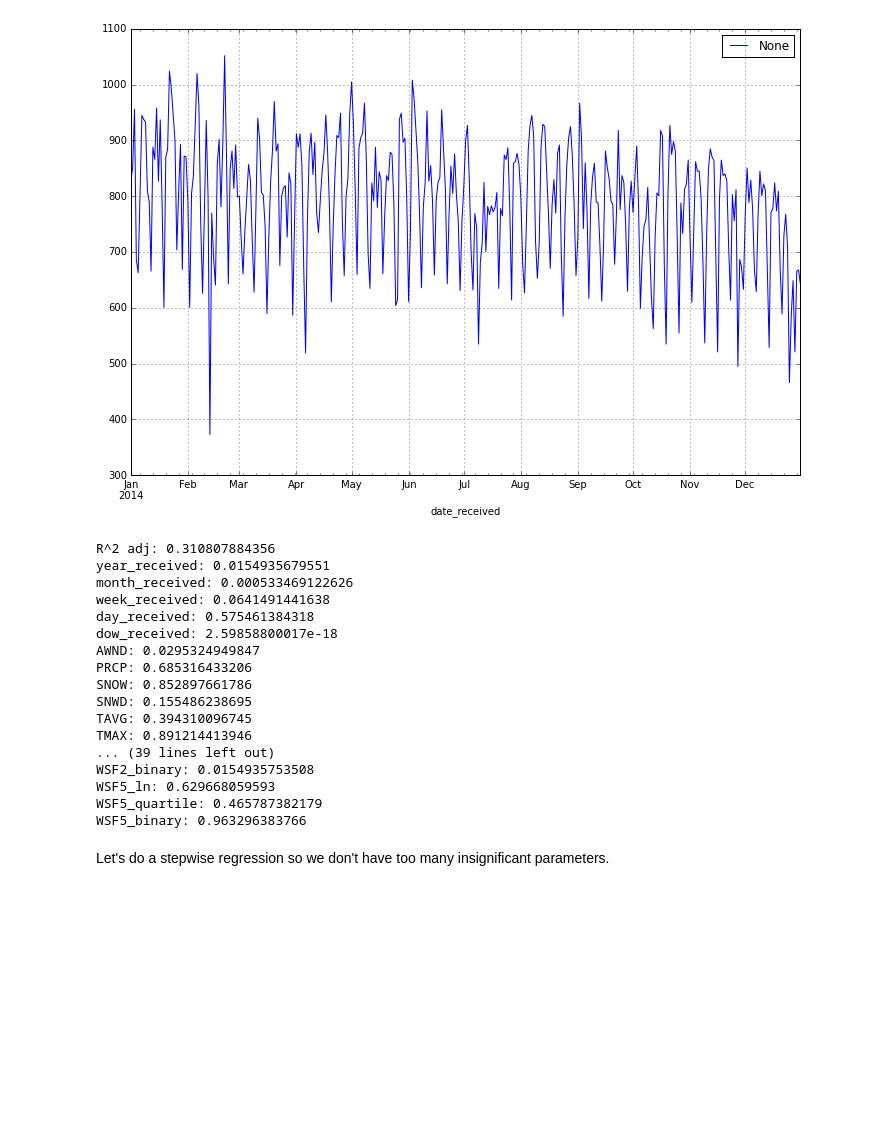
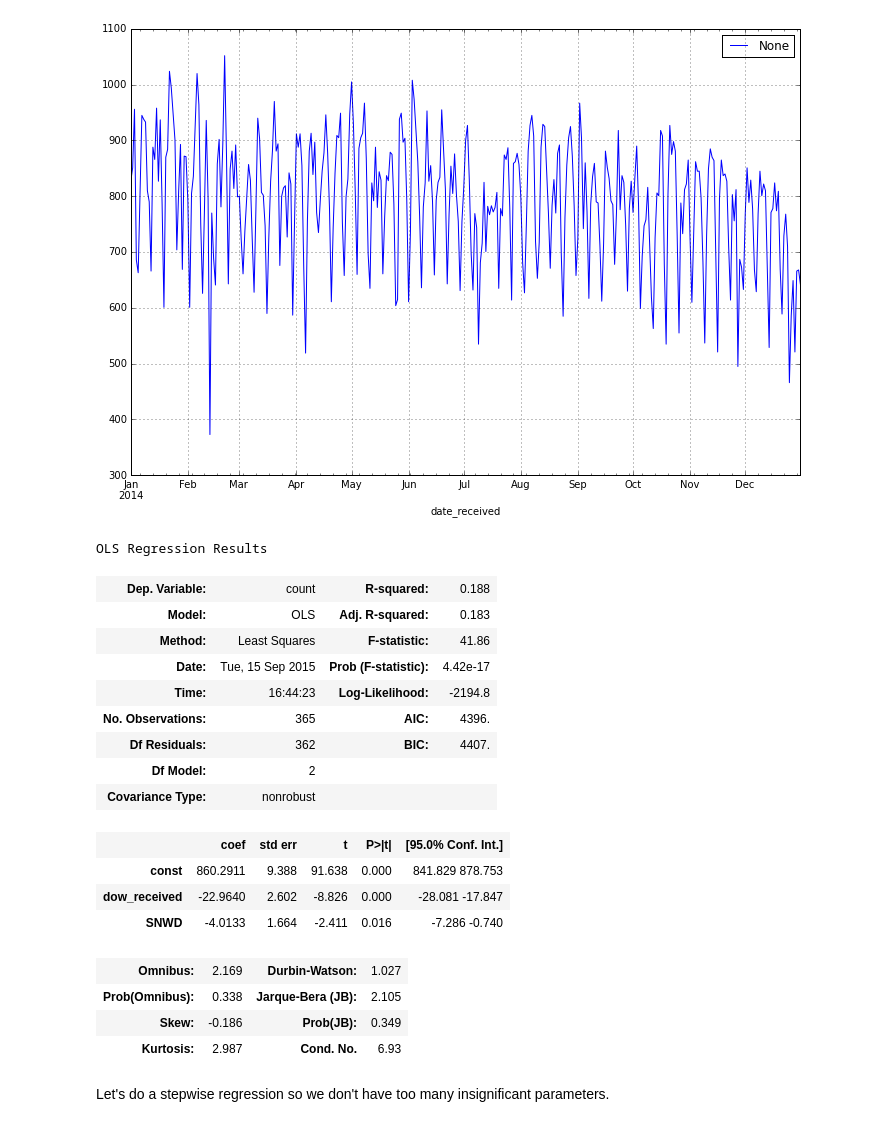
Before and after one commit to shihabhasan/call-for-service, a Jupyter notebook: working_files/notebooks/Time Series Analysis.ipynb, the cells around one changed output. Drawn from its saved outputs; the diff is of its cells as text; code cells hidden in the pictures; blank space fills up the shorter version.

Commit message:
Explore regression in Python
We were able to build a model in SAS, but it would be
preferable to have it in Python.  I've looked a bit at
options for doing so.

```diff
--- a/working_files/notebooks/Time Series Analysis.ipynb
+++ b/working_files/notebooks/Time Series Analysis.ipynb
@@ -172,34 +172,34 @@ df.plot(y='count', figsize=(12,8));
 # %%
 # Convert to integers so we can do an OLS regression
 df = df.convert_objects(convert_numeric=True)
 
-X = sm.add_constant(np.asarray(df.drop('count', axis=1)))
-Y = np.asarray(df['count'])
+#X = sm.add_constant(df.drop('count', axis=1))
+X = sm.add_constant(df[['dow_received', 'SNWD']])
+Y = df['count']
 
 ols_model = sm.OLS(Y, X)
 results = ols_model.fit()
 
-print('R^2 adj: %s' % results.rsquared_adj)
-for name, param in zip(df.drop('count', axis=1).columns, results.pvalues):
-    print('%s: %s' % (name, param))
+results.summary()
 # %% [output]
-R^2 adj: 0.310807884356
-year_received: 0.0154935679551
-month_received: 0.000533469122626
-week_received: 0.0641491441638
-day_received: 0.575461384318
-dow_received: 2.59858800017e-18
-AWND: 0.0295324949847
-PRCP: 0.685316433206
-SNOW: 0.852897661786
-SNWD: 0.155486238695
-TAVG: 0.394310096745
-TMAX: 0.891214413946
-... (39 lines left out)
-WSF2_binary: 0.0154935753508
-WSF5_ln: 0.629668059593
-WSF5_quartile: 0.465787382179
-WSF5_binary: 0.963296383766
+OLS Regression Results
+| Dep. Variable: | count | R-squared: | 0.188 |
+| Model: | OLS | Adj. R-squared: | 0.183 |
+| Method: | Least Squares | F-statistic: | 41.86 |
+| Date: | Tue, 15 Sep 2015 | Prob (F-statistic): | 4.42e-17 |
+| Time: | 16:44:23 | Log-Likelihood: | -2194.8 |
+| No. Observations: | 365 | AIC: | 4396. |
+| Df Residuals: | 362 | BIC: | 4407. |
+| Df Model: | 2 |  |  |
+| Covariance Type: | nonrobust |  |  |
+|  | coef | std err | t | P>|t| | [95.0% Conf. Int.] |
+| const | 860.2911 | 9.388 | 91.638 | 0.000 | 841.829 878.753 |
+| dow_received | -22.9640 | 2.602 | -8.826 | 0.000 | -28.081 -17.847 |
+| SNWD | -4.0133 | 1.664 | -2.411 | 0.016 | -7.286 -0.740 |
+| Omnibus: | 2.169 | Durbin-Watson: | 1.027 |
+| Prob(Omnibus): | 0.338 | Jarque-Bera (JB): | 2.105 |
+| Skew: | -0.186 | Prob(JB): | 0.349 |
+| Kurtosis: | 2.987 | Cond. No. | 6.93 |
 # %% [markdown]
 Let's do a stepwise regression so we don't have too many insignificant parameters.
 # %%
```
